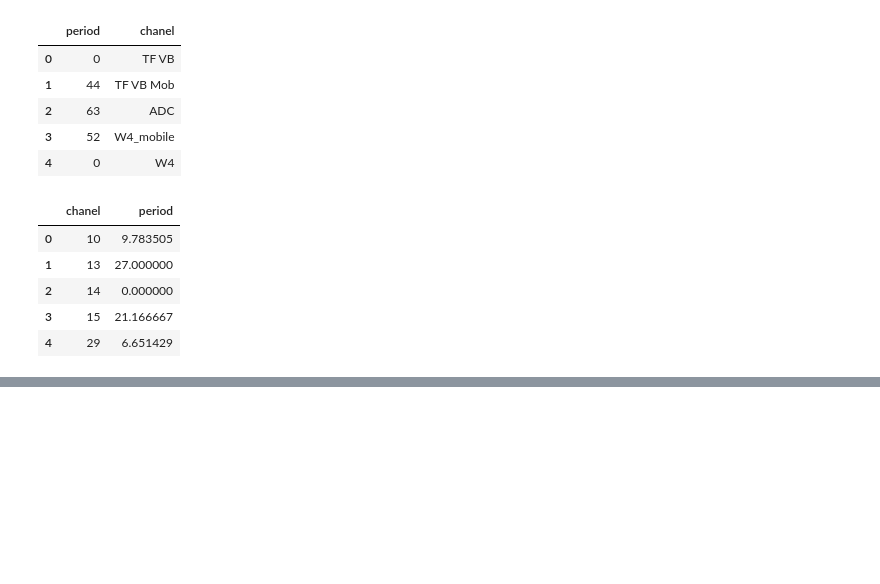
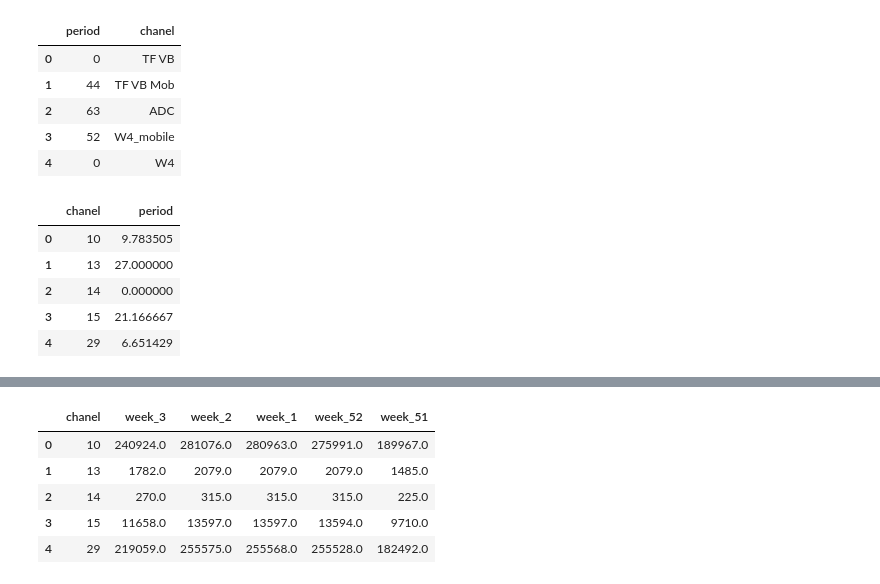
Before and after one commit to MChaus/genesis_hw_3, a Jupyter notebook: hw_3_final_version_part_2.ipynb, the cells around one changed output, grey strips where cells are left out. Saved outputs shown, nothing was run; the diff lists cells and outputs as text; code cells hidden in the pictures; blank space fills up the shorter version.

```diff
--- a/hw_3_final_version_part_2.ipynb
+++ b/hw_3_final_version_part_2.ipynb
@@ -131,0 +182,10 @@ order_period.to_csv(revenue_lifetime_path)
+# %%
+week_letters = week_letters.groupby('chanel', as_index=False).sum()
+week_letters.head()
+# %% [output]
+|  | chanel | week_3 | week_2 | week_1 | week_52 | week_51 |
+| 0 | 10 | 240924.0 | 281076.0 | 280963.0 | 275991.0 | 189967.0 |
+| 1 | 13 | 1782.0 | 2079.0 | 2079.0 | 2079.0 | 1485.0 |
+| 2 | 14 | 270.0 | 315.0 | 315.0 | 315.0 | 225.0 |
+| 3 | 15 | 11658.0 | 13597.0 | 13597.0 | 13594.0 | 9710.0 |
+| 4 | 29 | 219059.0 | 255575.0 | 255568.0 | 255528.0 | 182492.0 |
```
Also changed, not shown: parts of 14 cells of this notebook, 2 other files.
